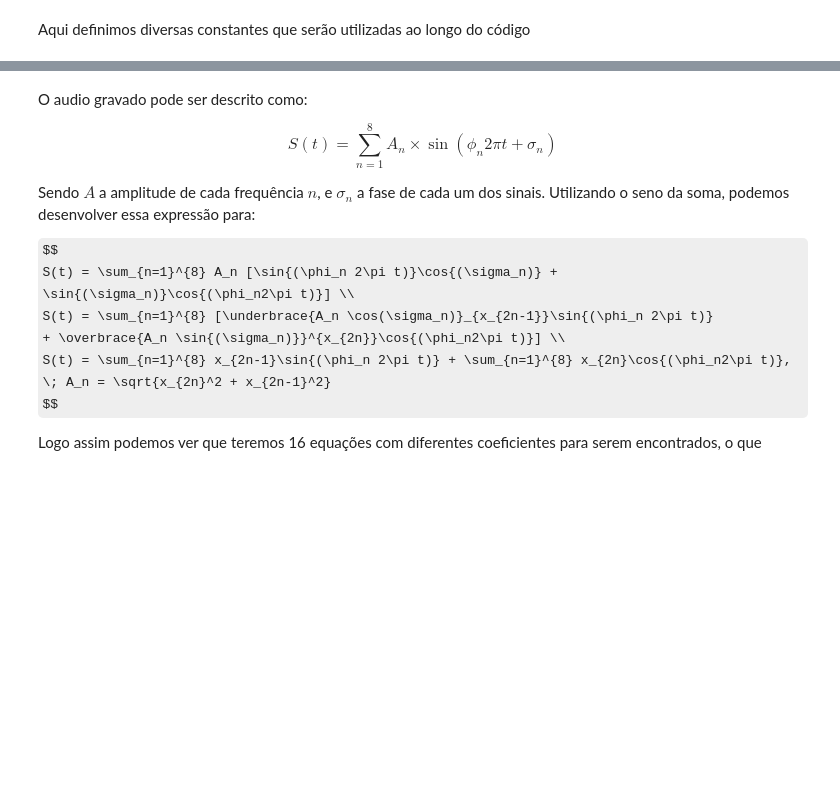
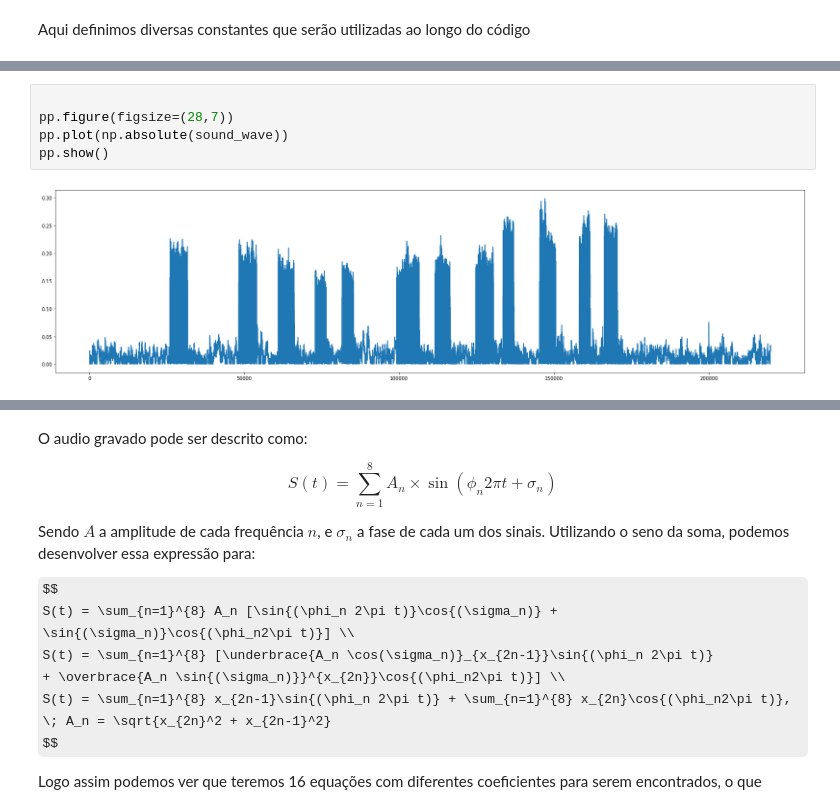
Before and after one commit to Math-42/T1-Calculo-numerico, a Jupyter notebook: T2/T2-dtmf.ipynb, the cells around one changed output, grey strips where cells are left out. Saved outputs shown, nothing was run; the diff lists cells and outputs as text; some formulas as TeX source; blank space fills up the shorter version.

```diff
--- a/T2/T2-dtmf.ipynb
+++ b/T2/T2-dtmf.ipynb
@@ -80,0 +95,7 @@ pp.show()
+# %%
+
+pp.figure(figsize=(28,7))
+pp.plot(np.absolute(sound_wave))
+pp.show()
+# %% [output]
+[figure, added]
```
Also changed, not shown: parts of 11 cells of this notebook.
